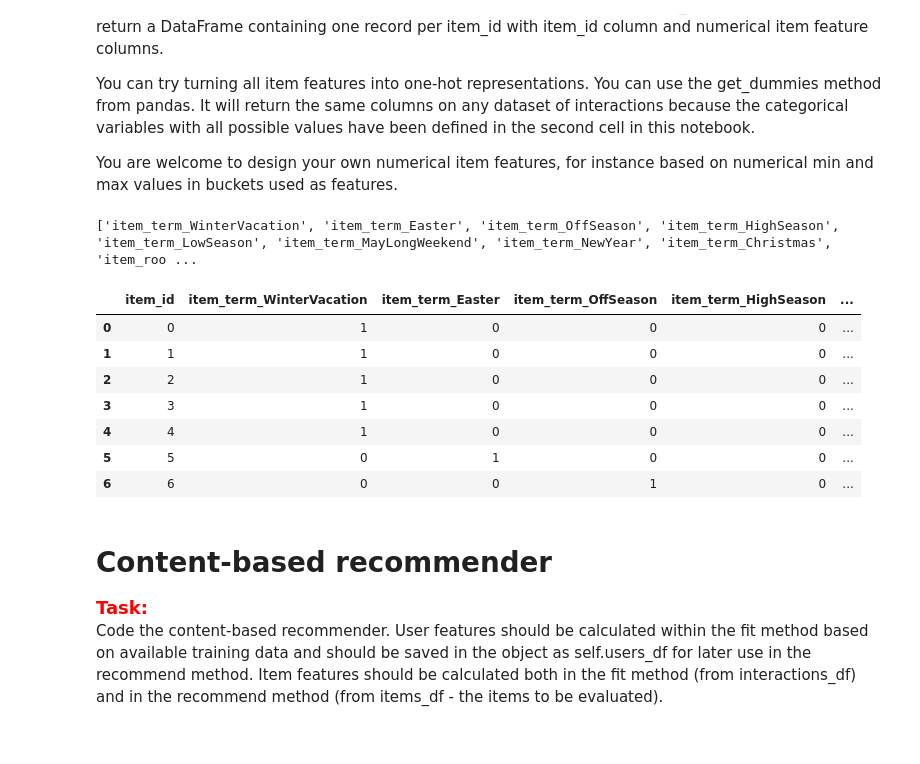
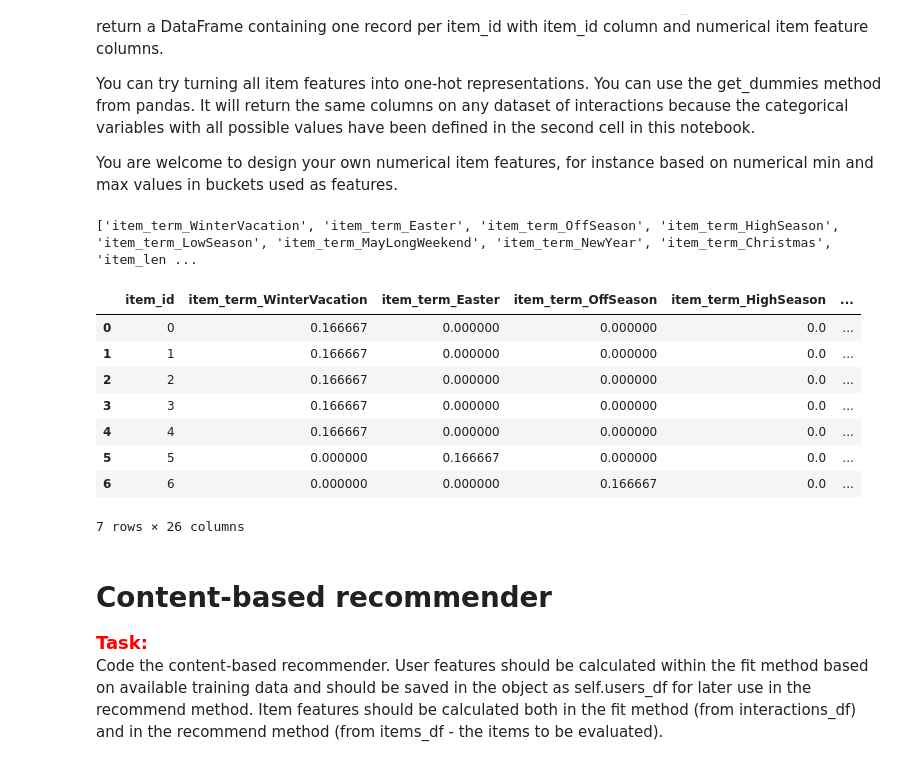
Before and after one commit to e-lawniczak/rsc-project1, a Jupyter notebook: project_1_recommender_and_evaluation.ipynb, the cells around one changed output. Cells and saved outputs as stored; diff of their text form; code cells hidden in the pictures.

```diff
--- a/project_1_recommender_and_evaluation.ipynb
+++ b/project_1_recommender_and_evaluation.ipynb
@@ -153,18 +154,18 @@ You can try turning all item features into one-hot representations. You can use
 
 You are welcome to design your own numerical item features, for instance based on numerical min and max values in buckets used as features.
 # %%
-def prepare_items_df2(interactions_df):
+def prepare_items_df(interactions_df):
     ######################
     # this function returns dataframe with float values based on number of times user intea
     ######################
     items_df = interactions_df.copy()
 
     #this line is to narrow number of used features
-    items_df = items_df.loc[:,["item_id","term","length_of_stay_bucket","n_people_bucket", "room_segment"]]
+#     items_df = items_df.loc[:,["item_id","term","length_of_stay_bucket","n_people_bucket", "room_segment"]]
 #     items_df = items_df.loc[:,["item_id","term","room_segment"]]
 
     items_df = pd.get_dummies(items_df)
-#     items_df = items_df.loc[:,items_df.columns != "user_id"]
+    items_df = items_df.loc[:,items_df.columns != "user_id"]
     items_df = items_df.groupby(['item_id']).sum()
 
 
@@ -175,44 +176,45 @@ def prepare_items_df2(interactions_df):
 
     return items_df, item_features
 
-def prepare_items_df(interactions_df):
+def prepare_items_df2(interactions_df):
     ######################
     # this function returns np array of 25 features with 1 if user interacted with item that has said feature
     ######################
     items_df = interactions_df.copy()
 
     #this line is to narrow number of used features
 #     items_df = items_df.loc[:,["item_id","term","length_of_stay_bucket","n_people_bucket", "room_segment"]]
     items_df = items_df.loc[:,["item_id","term","room_segment"]]
 
     items_df = pd.get_dummies(items_df)
 #     items_df = items_df.loc[:,items_df.columns != "user_id"]
     items_df = items_df.groupby('item_id').agg('max')
 
 
     items_df = items_df.add_prefix('item_')
     items_df = items_df.rename_axis(None, axis=1).fillna(0).reset_index()
     item_features = items_df.loc[:,items_df.columns != "item_id"].columns.to_list()
 
     return items_df, item_features
 
 
 
 items_df, item_features = prepare_items_df(interactions_df)
 
 print(item_features)
 
 display(items_df.loc[items_df['item_id'].isin([0, 1, 2, 3, 4, 5, 6])].head(15))
 # %% [output]
-['item_term_WinterVacation', 'item_term_Easter', 'item_term_OffSeason', 'item_term_HighSeason', 'item_term_LowSeason', 'item_term_MayLongWeekend', 'item_term_NewYear', 'item_term_Christmas', 'item_roo ...
+['item_term_WinterVacation', 'item_term_Easter', 'item_term_OffSeason', 'item_term_HighSeason', 'item_term_LowSeason', 'item_term_MayLongWeekend', 'item_term_NewYear', 'item_term_Christmas', 'item_len ...
 |  | item_id | item_term_WinterVacation | item_term_Easter | item_term_OffSeason | item_term_HighSeason | ... |
-| 0 | 0 | 1 | 0 | 0 | 0 | ... |
-| 1 | 1 | 1 | 0 | 0 | 0 | ... |
-| 2 | 2 | 1 | 0 | 0 | 0 | ... |
-| 3 | 3 | 1 | 0 | 0 | 0 | ... |
-| 4 | 4 | 1 | 0 | 0 | 0 | ... |
-| 5 | 5 | 0 | 1 | 0 | 0 | ... |
-| 6 | 6 | 0 | 0 | 1 | 0 | ... |
+| 0 | 0 | 0.166667 | 0.000000 | 0.000000 | 0.0 | ... |
+| 1 | 1 | 0.166667 | 0.000000 | 0.000000 | 0.0 | ... |
+| 2 | 2 | 0.166667 | 0.000000 | 0.000000 | 0.0 | ... |
+| 3 | 3 | 0.166667 | 0.000000 | 0.000000 | 0.0 | ... |
+| 4 | 4 | 0.166667 | 0.000000 | 0.000000 | 0.0 | ... |
+| 5 | 5 | 0.000000 | 0.166667 | 0.000000 | 0.0 | ... |
+| 6 | 6 | 0.000000 | 0.000000 | 0.166667 | 0.0 | ... |
+7 rows × 26 columns
 # %% [markdown]
 # Content-based recommender
 
```
Also changed, not shown: parts of 5 cells of this notebook, 5 other files.
